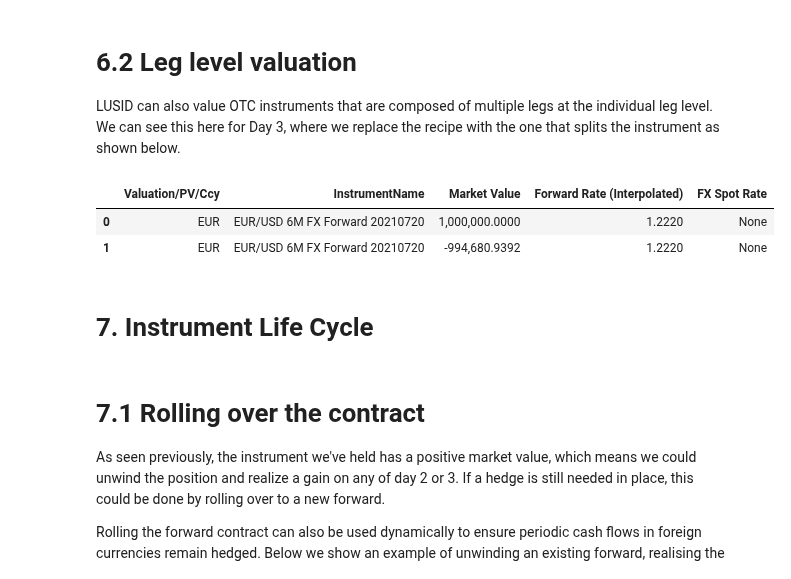
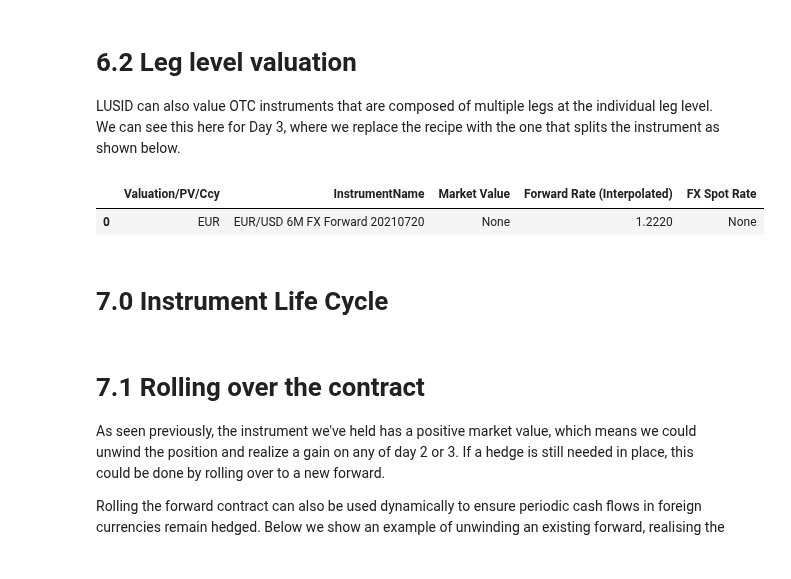
Before and after one commit to finbourne/sample-notebooks, a Jupyter notebook: examples/use-cases/instruments/FX Forward.ipynb, the cells around one changed output. Saved outputs shown, nothing was run; the diff lists cells and outputs as text; code cells hidden in the pictures.

Commit message:
Revert "Update FX Forward.ipynb"
This reverts commit 134313dbe4c11ef36d6cddf3e46016872ef99dee.

```diff
--- a/examples/use-cases/instruments/FX Forward.ipynb
+++ b/examples/use-cases/instruments/FX Forward.ipynb
@@ -611,22 +611,21 @@ LUSID can also value OTC instruments that are composed of multiple legs at the i
 # %%
 # Run with separate legs
 
 new_metrics = [
     lm.AggregateSpec("Instrument/default/Name", "Value"),
     lm.AggregateSpec("Valuation/PV/Ccy", "Value"),
     lm.AggregateSpec("Valuation/PvInPortfolioCcy", "Value"),
     lm.AggregateSpec("Valuation/Diagnostics/FxForwardRate", "Value"),
     lm.AggregateSpec("Quotes/FxRate/DomFgn", "Value"),
         ]
 
-df = get_daily_valuation(trade_date + timedelta(days=3), portfolio_code, sep_recipe_code, new_metrics, ["Instrument/default/Name",  "Valuation/PvInPortfolioCcy"])
+df = get_daily_valuation(trade_date + timedelta(days=3), portfolio_code, sep_recipe_code, new_metrics, ["Instrument/default/Name","Valuation/PV/Ccy"])
 df
 # %% [output]
 |  | Valuation/PV/Ccy | InstrumentName | Market Value | Forward Rate (Interpolated) | FX Spot Rate |
-| 0 | EUR | EUR/USD 6M FX Forward 20210720 | 1,000,000.0000 | 1.2220 | None |
-| 1 | EUR | EUR/USD 6M FX Forward 20210720 | -994,680.9392 | 1.2220 | None |
+| 0 | EUR | EUR/USD 6M FX Forward 20210720 | None | 1.2220 | None |
 # %% [markdown]
-# 7. Instrument Life Cycle
+# 7.0 Instrument Life Cycle
 # %% [markdown]
 # 7.1 Rolling over the contract
 
```
Also changed, not shown: parts of 17 cells of this notebook.
